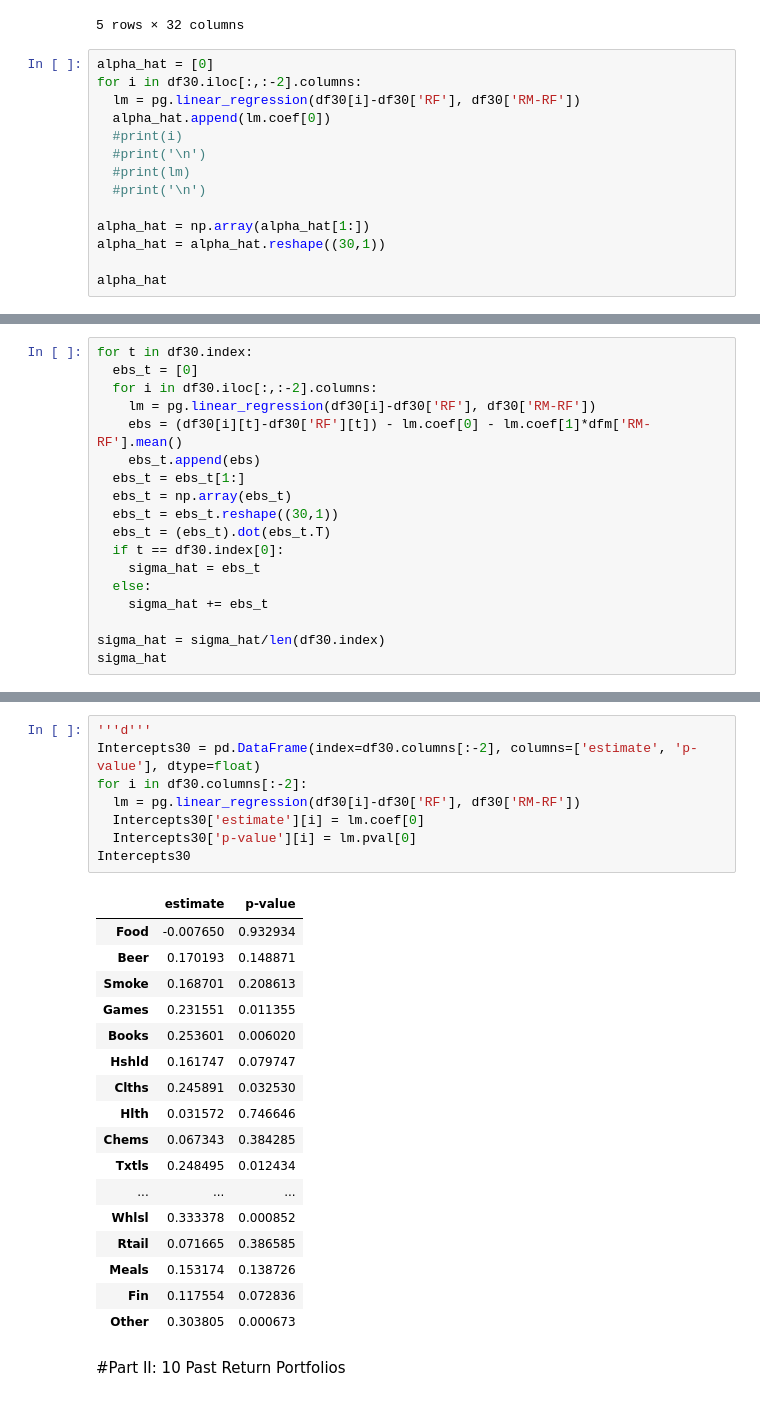
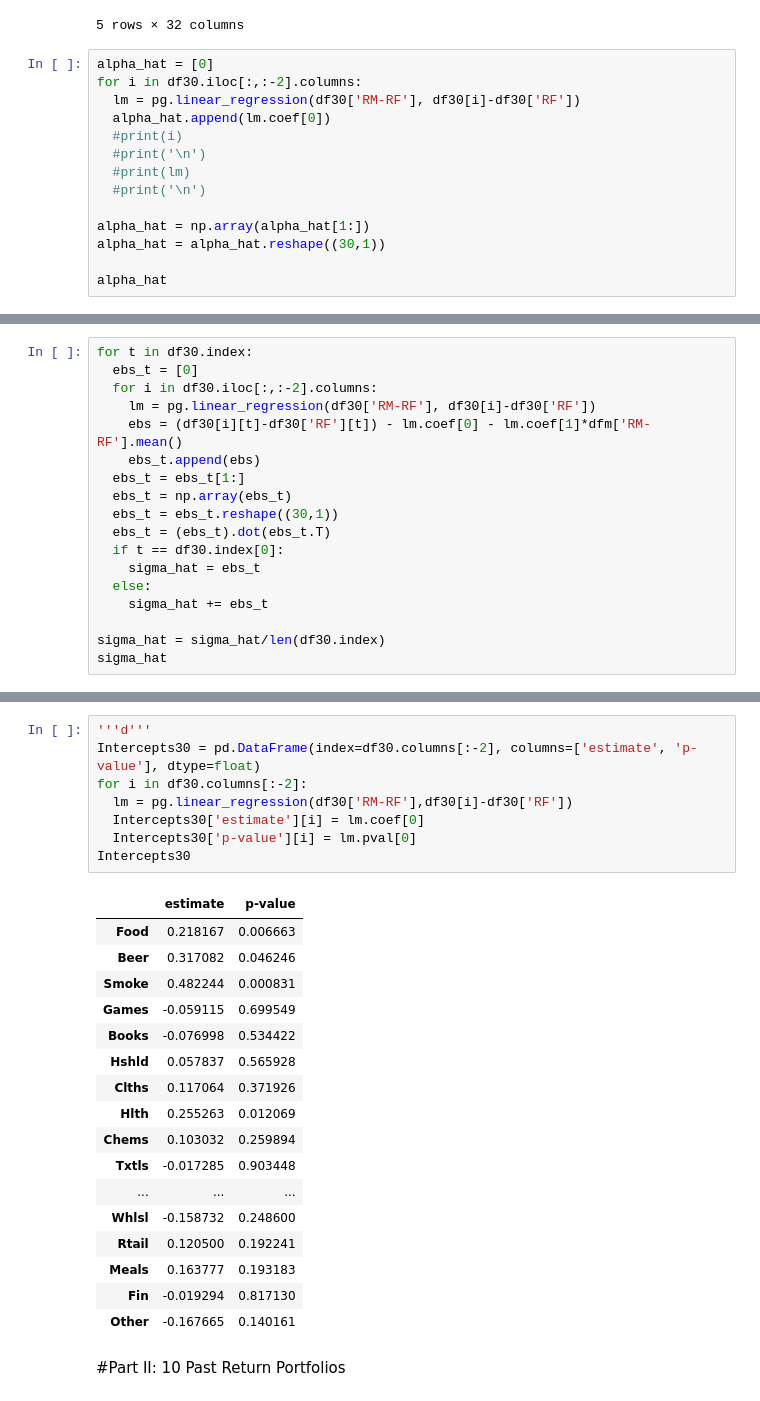
Before and after one commit to Ray88888888/QI-PS, a Jupyter notebook: Quantitative_Investing_Problem_Set_4_(Ray,_Zhewei,_Xinling).ipynb, the cells around one changed output, grey strips where cells are left out. Saved outputs shown, nothing was run; the diff lists cells and outputs as text.

```diff
--- a/Quantitative_Investing_Problem_Set_4_(Ray,_Zhewei,_Xinling).ipynb
+++ b/Quantitative_Investing_Problem_Set_4_(Ray,_Zhewei,_Xinling).ipynb
@@ -239,7 +239,7 @@ df30.head()
 # %%
 alpha_hat = [0]
 for i in df30.iloc[:,:-2].columns:
-  lm = pg.linear_regression(df30[i]-df30['RF'], df30['RM-RF'])
+  lm = pg.linear_regression(df30['RM-RF'], df30[i]-df30['RF'])
   alpha_hat.append(lm.coef[0])
   #print(i)
   #print('\n')
@@ -272,7 +272,7 @@ array([[-0.00764988],
 for t in df30.index:
   ebs_t = [0]
   for i in df30.iloc[:,:-2].columns:
-    lm = pg.linear_regression(df30[i]-df30['RF'], df30['RM-RF'])
+    lm = pg.linear_regression(df30['RM-RF'], df30[i]-df30['RF'])
     ebs = (df30[i][t]-df30['RF'][t]) - lm.coef[0] - lm.coef[1]*dfm['RM-RF'].mean()
     ebs_t.append(ebs)
   ebs_t = ebs_t[1:]
@@ -339,29 +345,29 @@ p-value [[0.95048297]]
 # %%
 '''d'''
 Intercepts30 = pd.DataFrame(index=df30.columns[:-2], columns=['estimate', 'p-value'], dtype=float)
 for i in df30.columns[:-2]:
-  lm = pg.linear_regression(df30[i]-df30['RF'], df30['RM-RF'])
+  lm = pg.linear_regression(df30['RM-RF'],df30[i]-df30['RF'])
   Intercepts30['estimate'][i] = lm.coef[0]
   Intercepts30['p-value'][i] = lm.pval[0]
 Intercepts30
 # %% [output]
 |  | estimate | p-value |
-| Food | -0.007650 | 0.932934 |
-| Beer | 0.170193 | 0.148871 |
-| Smoke | 0.168701 | 0.208613 |
-| Games | 0.231551 | 0.011355 |
-| Books | 0.253601 | 0.006020 |
-| Hshld | 0.161747 | 0.079747 |
-| Clths | 0.245891 | 0.032530 |
-| Hlth | 0.031572 | 0.746646 |
-| Chems | 0.067343 | 0.384285 |
-| Txtls | 0.248495 | 0.012434 |
+| Food | 0.218167 | 0.006663 |
+| Beer | 0.317082 | 0.046246 |
+| Smoke | 0.482244 | 0.000831 |
+| Games | -0.059115 | 0.699549 |
+| Books | -0.076998 | 0.534422 |
+| Hshld | 0.057837 | 0.565928 |
+| Clths | 0.117064 | 0.371926 |
+| Hlth | 0.255263 | 0.012069 |
+| Chems | 0.103032 | 0.259894 |
+| Txtls | -0.017285 | 0.903448 |
 | ... | ... | ... |
-| Whlsl | 0.333378 | 0.000852 |
-| Rtail | 0.071665 | 0.386585 |
-| Meals | 0.153174 | 0.138726 |
-| Fin | 0.117554 | 0.072836 |
-| Other | 0.303805 | 0.000673 |
+| Whlsl | -0.158732 | 0.248600 |
+| Rtail | 0.120500 | 0.192241 |
+| Meals | 0.163777 | 0.193183 |
+| Fin | -0.019294 | 0.817130 |
+| Other | -0.167665 | 0.140161 |
 # %% [markdown]
 #Part II: 10 Past Return Portfolios
 # %%
```
Also changed, not shown: parts of 25 cells of this notebook.
